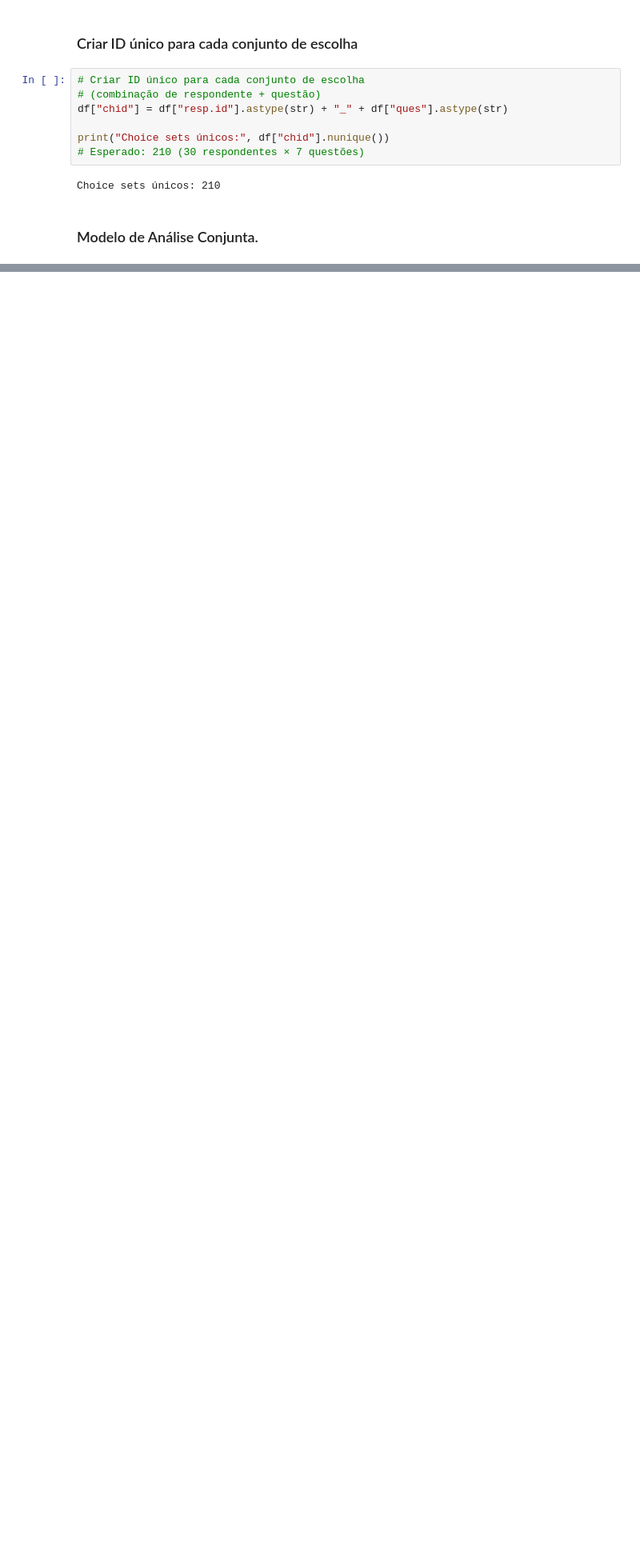
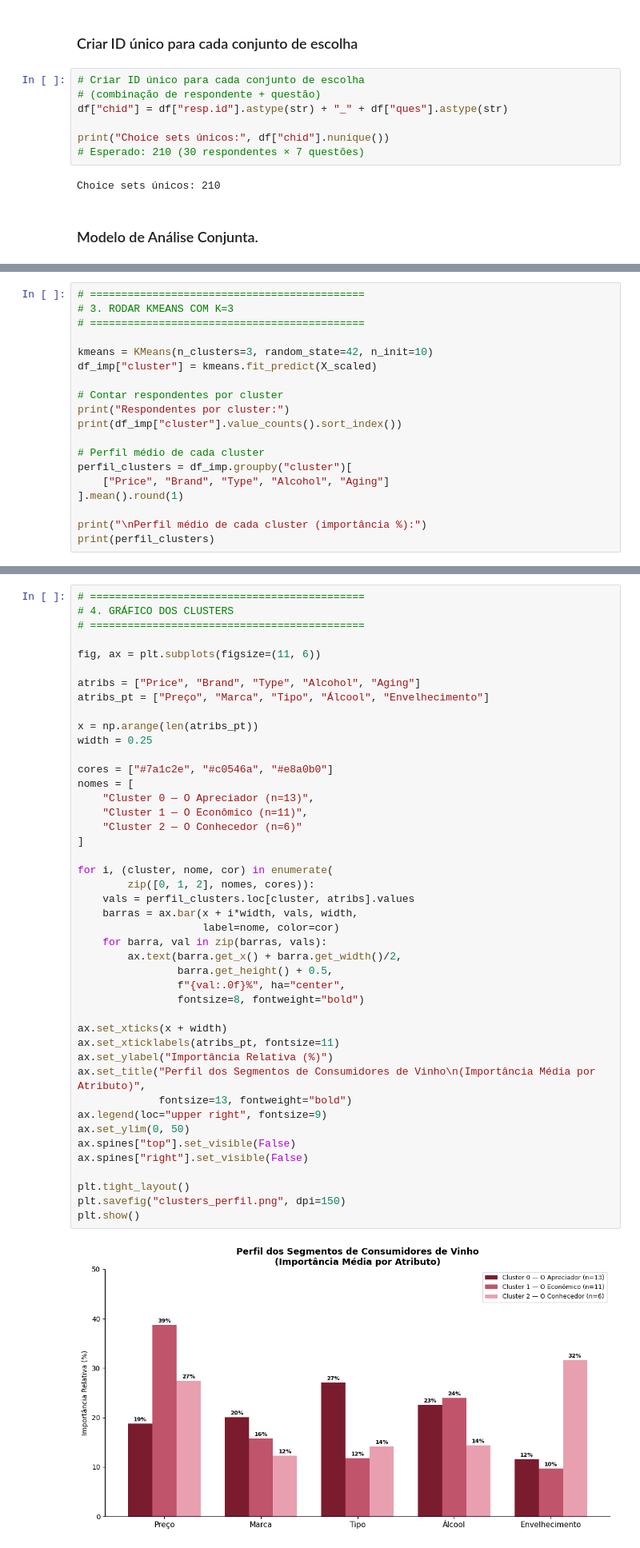
Before and after one commit to geovann4s/AnaliseTitanicaula, a Jupyter notebook: AnáliseConjunta/analise_conjunta.ipynb, the cells around one changed output, grey strips where cells are left out. Shown at 80% size. Drawn from its saved outputs; the diff is of its cells as text; blank space fills up the shorter version.

```diff
--- a/AnáliseConjunta/analise_conjunta.ipynb
+++ b/AnáliseConjunta/analise_conjunta.ipynb
@@ -375,0 +575,19 @@ plt.show()
+# %%
+# ============================================
+# 3. RODAR KMEANS COM K=3
+# ============================================
+
+kmeans = KMeans(n_clusters=3, random_state=42, n_init=10)
+df_imp["cluster"] = kmeans.fit_predict(X_scaled)
+
+# Contar respondentes por cluster
+print("Respondentes por cluster:")
+print(df_imp["cluster"].value_counts().sort_index())
+
+# Perfil médio de cada cluster
+perfil_clusters = df_imp.groupby("cluster")[
+    ["Price", "Brand", "Type", "Alcohol", "Aging"]
+].mean().round(1)
+
+print("\nPerfil médio de cada cluster (importância %):")
+print(perfil_clusters)
@@ -375,0 +608,46 @@ plt.show()
+# %%
+# ============================================
+# 4. GRÁFICO DOS CLUSTERS
+# ============================================
+
+fig, ax = plt.subplots(figsize=(11, 6))
+
+atribs = ["Price", "Brand", "Type", "Alcohol", "Aging"]
+atribs_pt = ["Preço", "Marca", "Tipo", "Álcool", "Envelhecimento"]
+
+x = np.arange(len(atribs_pt))
+width = 0.25
+
+cores = ["#7a1c2e", "#c0546a", "#e8a0b0"]
+nomes = [
+    "Cluster 0 — O Apreciador (n=13)",
+    "Cluster 1 — O Econômico (n=11)",
+    "Cluster 2 — O Conhecedor (n=6)"
+]
+
+for i, (cluster, nome, cor) in enumerate(
+        zip([0, 1, 2], nomes, cores)):
+    vals = perfil_clusters.loc[cluster, atribs].values
+    barras = ax.bar(x + i*width, vals, width,
+                    label=nome, color=cor)
+    for barra, val in zip(barras, vals):
+        ax.text(barra.get_x() + barra.get_width()/2,
+                barra.get_height() + 0.5,
+                f"{val:.0f}%", ha="center",
+                fontsize=8, fontweight="bold")
+
+ax.set_xticks(x + width)
+ax.set_xticklabels(atribs_pt, fontsize=11)
+ax.set_ylabel("Importância Relativa (%)")
+ax.set_title("Perfil dos Segmentos de Consumidores de Vinho\n(Importância Média por Atributo)",
+             fontsize=13, fontweight="bold")
+ax.legend(loc="upper right", fontsize=9)
+ax.set_ylim(0, 50)
+ax.spines["top"].set_visible(False)
+ax.spines["right"].set_visible(False)
+
+plt.tight_layout()
+plt.savefig("clusters_perfil.png", dpi=150)
+plt.show()
+# %% [output]
+[figure, added]
```
Also changed, not shown: parts of 26 cells of this notebook, 7 other files.
